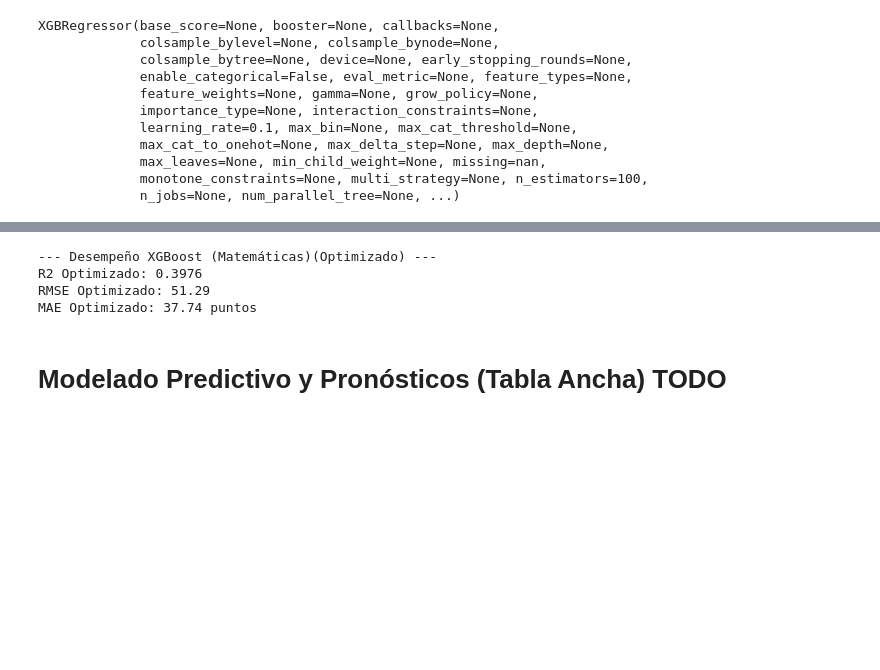
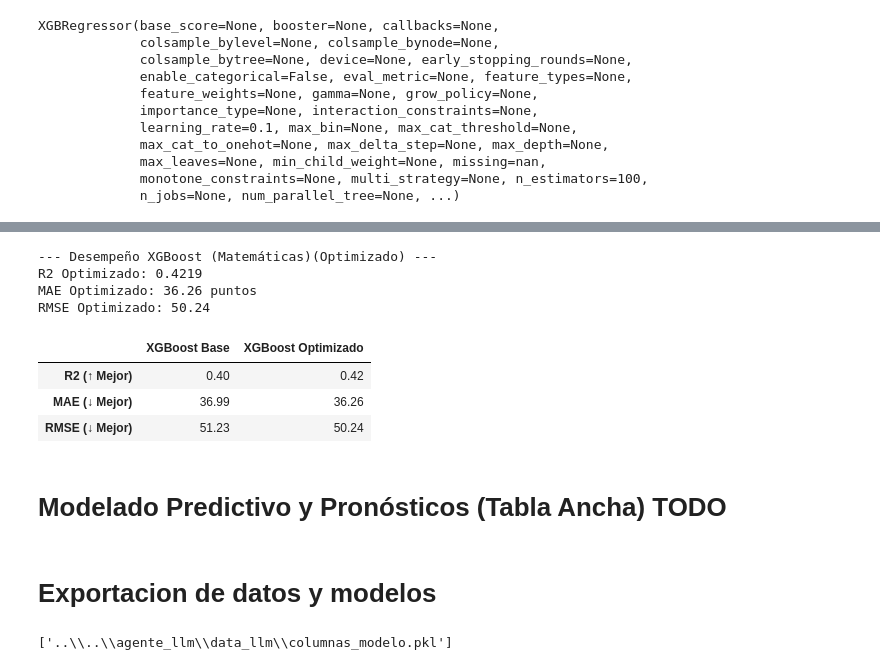
Before and after one commit to musero55/tfm_data_science, a Jupyter notebook: notebooks/fase_3_modelado/03_estudio_factores_estratos.ipynb, the cells around one changed output, grey strips where cells are left out. Cells and saved outputs as stored; diff of their text form; code cells hidden in the pictures; blank space fills up the shorter version.

```diff
--- a/notebooks/fase_3_modelado/03_estudio_factores_estratos.ipynb
+++ b/notebooks/fase_3_modelado/03_estudio_factores_estratos.ipynb
@@ -135,5 +148,7 @@ search = RandomizedSearchCV(
 # %%
-search.fit(X_train, y_train_mat)
-print("Mejores hiperparámetros:", search.best_params_)
-xgb_math_optimizado = search.best_estimator_
+#Creamos el estudio de optuna
+study = optuna.create_study(direction='minimize')
+
+# Ejecutamos la búsqueda (n_trials es el número de combinaciones a probar)
+study.optimize(objective, n_trials=20)
 # %% [output]
@@ -140,0 +172,5 @@ Mejores hiperparámetros: {'subsample': 0.8, 'n_estimators': 200, 'max_depth': 3
+# %%
+# Entrenar el modelo final con los mejores parámetros encontrados
+print("Mejores parámetros encontrados:", study.best_params)
+xgb_math_optimizado = xgb.XGBRegressor(**study.best_params, random_state=42)
+xgb_math_optimizado.fit(X_train, y_train_mat)
@@ -152,8 +202,31 @@ print(f"MAE Optimizado: {mae_opt:.2f} puntos ")
 print(f"RMSE Optimizado: {rmse_opt:.2f}")
 # %% [output]
 --- Desempeño XGBoost (Matemáticas)(Optimizado) ---
-R2 Optimizado: 0.3976
-RMSE Optimizado: 51.29
-MAE Optimizado: 37.74 puntos
+R2 Optimizado: 0.4219
+MAE Optimizado: 36.26 puntos
+RMSE Optimizado: 50.24
+# %%
+# 2. Crear la tabla consolidando las métricas
+tabla_comparativa = pd.DataFrame({
+    'XGBoost Base': [
+        r2,
+        mae,
+        rmse
+    ],
+    'XGBoost Optimizado': [
+        r2_opt,
+        mae_opt,
+        rmse_opt
+    ]
+}, index=['R2 (↑ Mejor)', 'MAE (↓ Mejor)', 'RMSE (↓ Mejor)'])
+
+tabla_comparativa.round(2)
+# %% [output]
+|  | XGBoost Base | XGBoost Optimizado |
+| R2 (↑ Mejor) | 0.40 | 0.42 |
+| MAE (↓ Mejor) | 36.99 | 36.26 |
+| RMSE (↓ Mejor) | 51.23 | 50.24 |
 # %% [markdown]
 # Modelado Predictivo y Pronósticos (Tabla Ancha) TODO
+# %% [markdown]
+# Exportacion de datos y modelos
@@ -159,0 +236,13 @@ MAE Optimizado: 37.74 puntos
+# %%
+#Guardamos los datos empleados para test
+joblib.dump(X_test, ruta_modelos / 'X_test_preparado.pkl')
+joblib.dump(xgb_math_optimizado, ruta_modelos/'modelo_xgb_math_opt.pkl')
+
+
+#Almacenamiendo de datos para LLM
+joblib.dump(xgb_math_optimizado, ruta_datos_llm/'modelo_xgb_math_opt.pkl')
+
+columnas_modelo = X_train.columns.tolist()
+joblib.dump(columnas_modelo, ruta_datos_llm / 'columnas_modelo.pkl')
+# %% [output]
+['..\\..\\agente_llm\\data_llm\\columnas_modelo.pkl']
```
Also changed, not shown: parts of 8 cells of this notebook, 11 other files.
